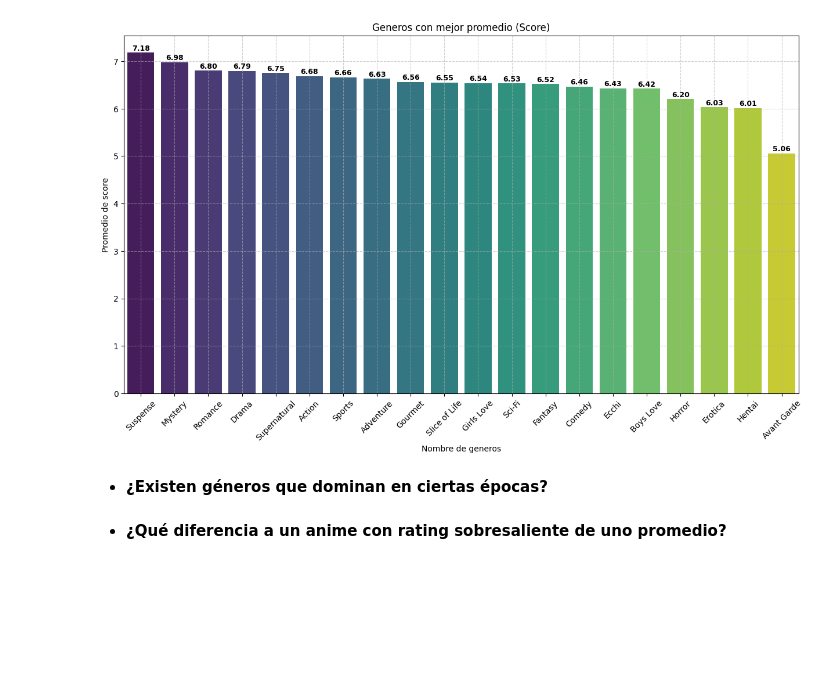
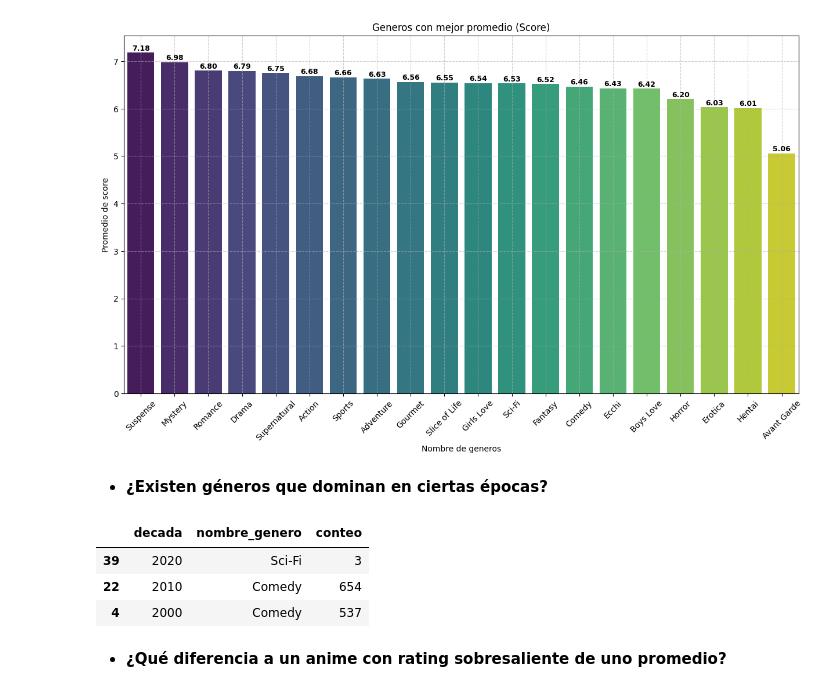
Before and after one commit to SaitoM17/anime_analisis, a Jupyter notebook: notebooks/anime.ipynb, the cells around one changed output. Saved outputs shown, nothing was run; the diff lists cells and outputs as text; code cells hidden in the pictures; blank space fills up the shorter version.

Commit message:
feat: Obtencipón de generos dominantes por decadas

```diff
--- a/notebooks/anime.ipynb
+++ b/notebooks/anime.ipynb
@@ -227,5 +227,31 @@ plt.show()
 [figure]
 # %% [markdown]
 * **¿Existen géneros que dominan en ciertas épocas?**
+# %%
+df_animes = dic_df['Animes']
+df_animes = df_animes[df_animes['annio'] >= 2000]
+# Unir las tablas
+animes_merge_anime_generos = pd.merge(df_animes, dic_df['Anime_Generos'], on='mal_id', how='inner')
+merge_animes_generos = pd.merge(animes_merge_anime_generos, df_generos, on='genero_id', how='inner')
+
+# Calcular el inicio de la decada
+merge_animes_generos['decada'] = (merge_animes_generos['annio'] // 10) * 10
+
+df_volumen = merge_animes_generos.groupby(['decada', 'nombre_genero'])['mal_id'].count().reset_index(name='conteo')
+
+def ranking(df):
+    df['rank'] = df['conteo'].rank(method='min', ascending=False)
+    return df
+
+df_ranking = df_volumen.groupby('decada').apply(ranking)
+
+df_ranking =  df_ranking[['nombre_genero','conteo','rank']].reset_index()
+df_dominante = df_ranking.query('rank == 1').sort_values(by='decada', ascending=False)
+df_dominante[['decada','nombre_genero','conteo']]
+# %% [output]
+|  | decada | nombre_genero | conteo |
+| 39 | 2020 | Sci-Fi | 3 |
+| 22 | 2010 | Comedy | 654 |
+| 4 | 2000 | Comedy | 537 |
 # %% [markdown]
 * **¿Qué diferencia a un anime con rating sobresaliente de uno promedio?**
```
